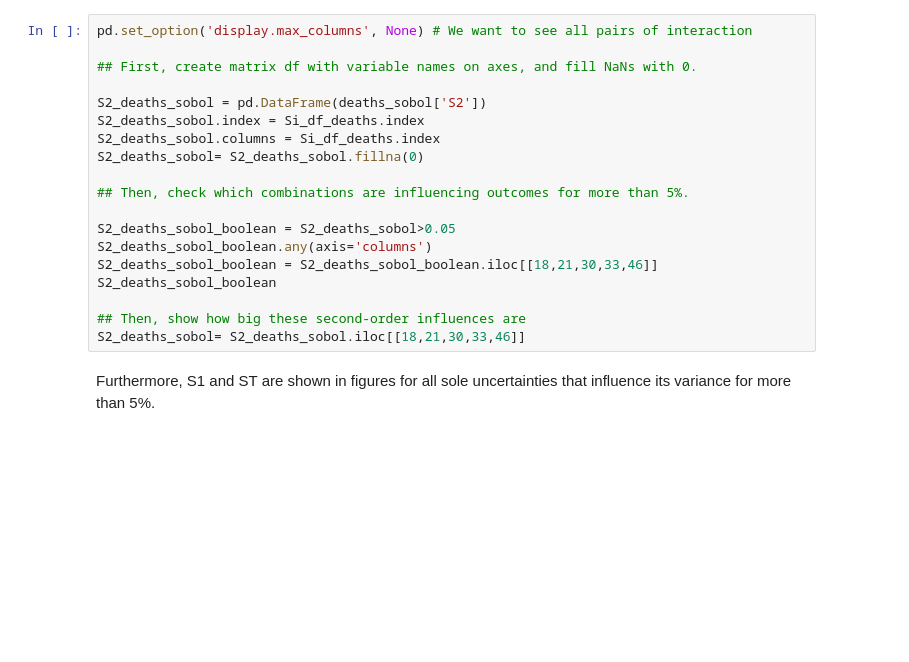
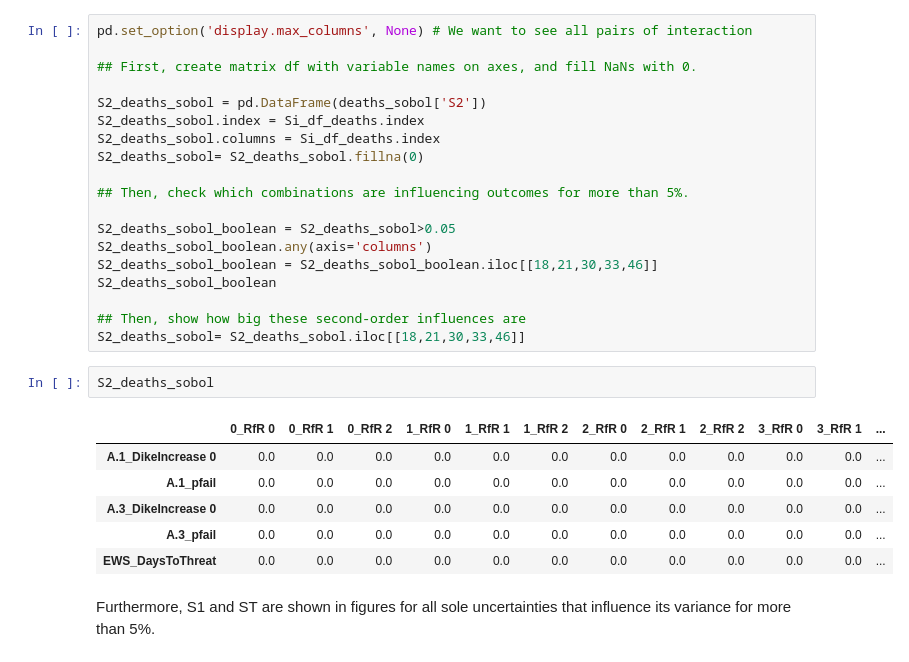
Before and after one commit to EwoutH/modelbased-g13, a Jupyter notebook: Sobol G13.ipynb, the cells around one changed output. Drawn from its saved outputs; the diff is of its cells as text; blank space fills up the shorter version.

```diff
--- a/Sobol G13.ipynb
+++ b/Sobol G13.ipynb
@@ -146,6 +146,15 @@ S2_deaths_sobol_boolean
 
 ## Then, show how big these second-order influences are
 S2_deaths_sobol= S2_deaths_sobol.iloc[[18,21,30,33,46]]
+# %%
+S2_deaths_sobol
+# %% [output]
+|  | 0_RfR 0 | 0_RfR 1 | 0_RfR 2 | 1_RfR 0 | 1_RfR 1 | 1_RfR 2 | 2_RfR 0 | 2_RfR 1 | 2_RfR 2 | 3_RfR 0 | 3_RfR 1 | ... |
+| A.1_DikeIncrease 0 | 0.0 | 0.0 | 0.0 | 0.0 | 0.0 | 0.0 | 0.0 | 0.0 | 0.0 | 0.0 | 0.0 | ... |
+| A.1_pfail | 0.0 | 0.0 | 0.0 | 0.0 | 0.0 | 0.0 | 0.0 | 0.0 | 0.0 | 0.0 | 0.0 | ... |
+| A.3_DikeIncrease 0 | 0.0 | 0.0 | 0.0 | 0.0 | 0.0 | 0.0 | 0.0 | 0.0 | 0.0 | 0.0 | 0.0 | ... |
+| A.3_pfail | 0.0 | 0.0 | 0.0 | 0.0 | 0.0 | 0.0 | 0.0 | 0.0 | 0.0 | 0.0 | 0.0 | ... |
+| EWS_DaysToThreat | 0.0 | 0.0 | 0.0 | 0.0 | 0.0 | 0.0 | 0.0 | 0.0 | 0.0 | 0.0 | 0.0 | ... |
 # %% [markdown]
 Furthermore, S1 and ST are shown in figures for all sole uncertainties that influence its variance for more than 5%.
 # %%
```
Also changed, not shown: parts of 1 cell of this notebook, 1 other file.
